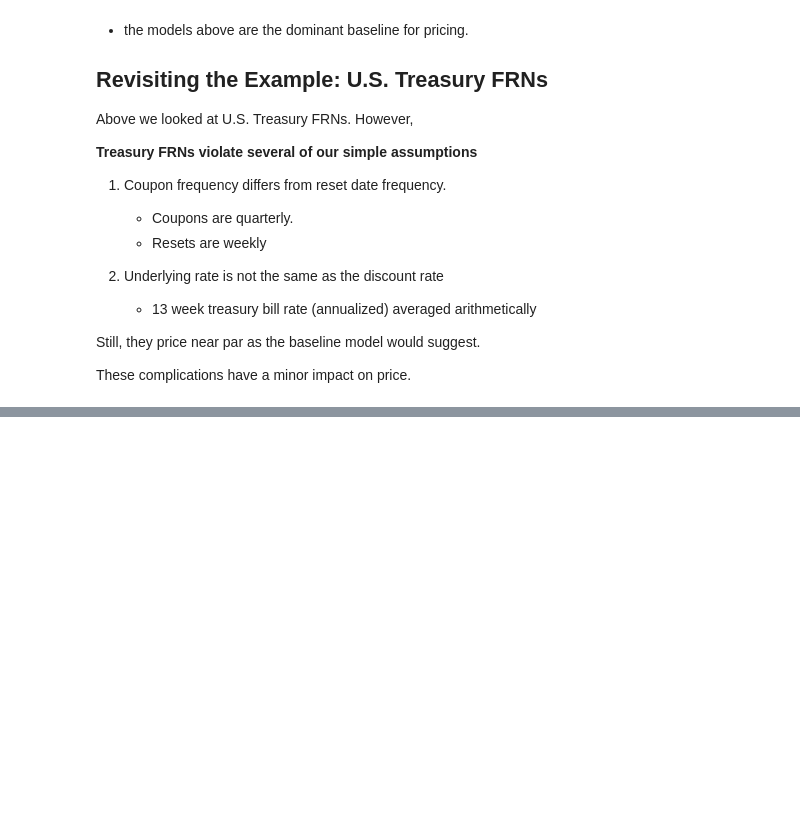
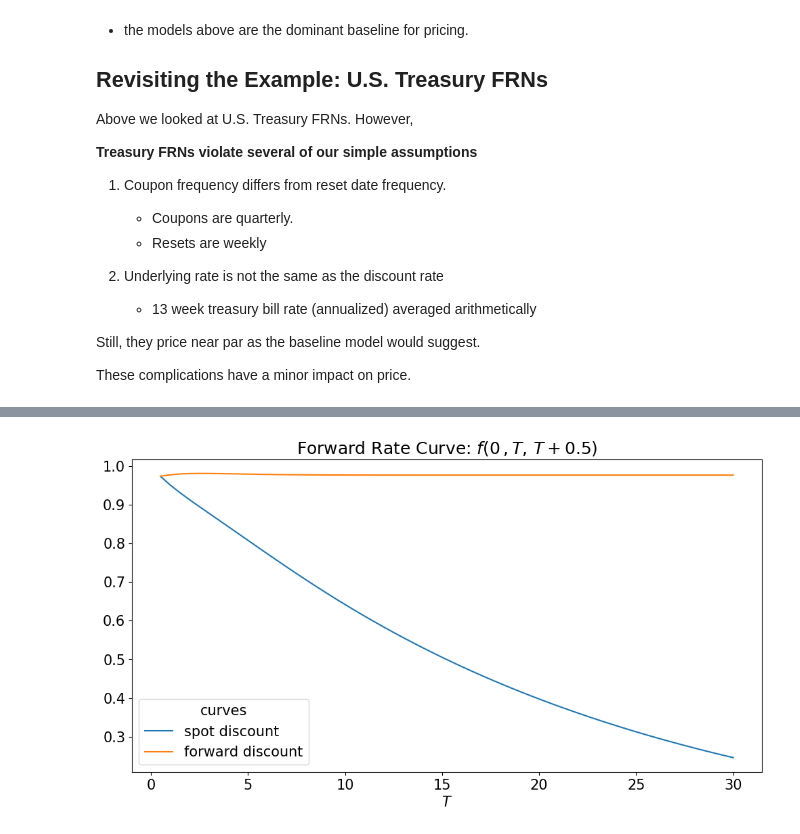
Before and after one commit to nicklewis-16/finm-fixedincome-2024, a Jupyter notebook: reviews/final-exam-studyguide.ipynb, the cells around one changed output, grey strips where cells are left out. Saved outputs shown, nothing was run; the diff lists cells and outputs as text; code cells hidden in the pictures; blank space fills up the shorter version.

```diff
--- a/reviews/final-exam-studyguide.ipynb
+++ b/reviews/final-exam-studyguide.ipynb
@@ -1714,0 +1933,5 @@ These complications have a minor impact on price.
+# %%
+curves[['spot discount','forward discount']].plot(title=label_title, xlabel='$T$')
+plt.show()
+# %% [output]
+[figure, added]
```
Also changed, not shown: parts of 20 cells of this notebook, 1 other file.
